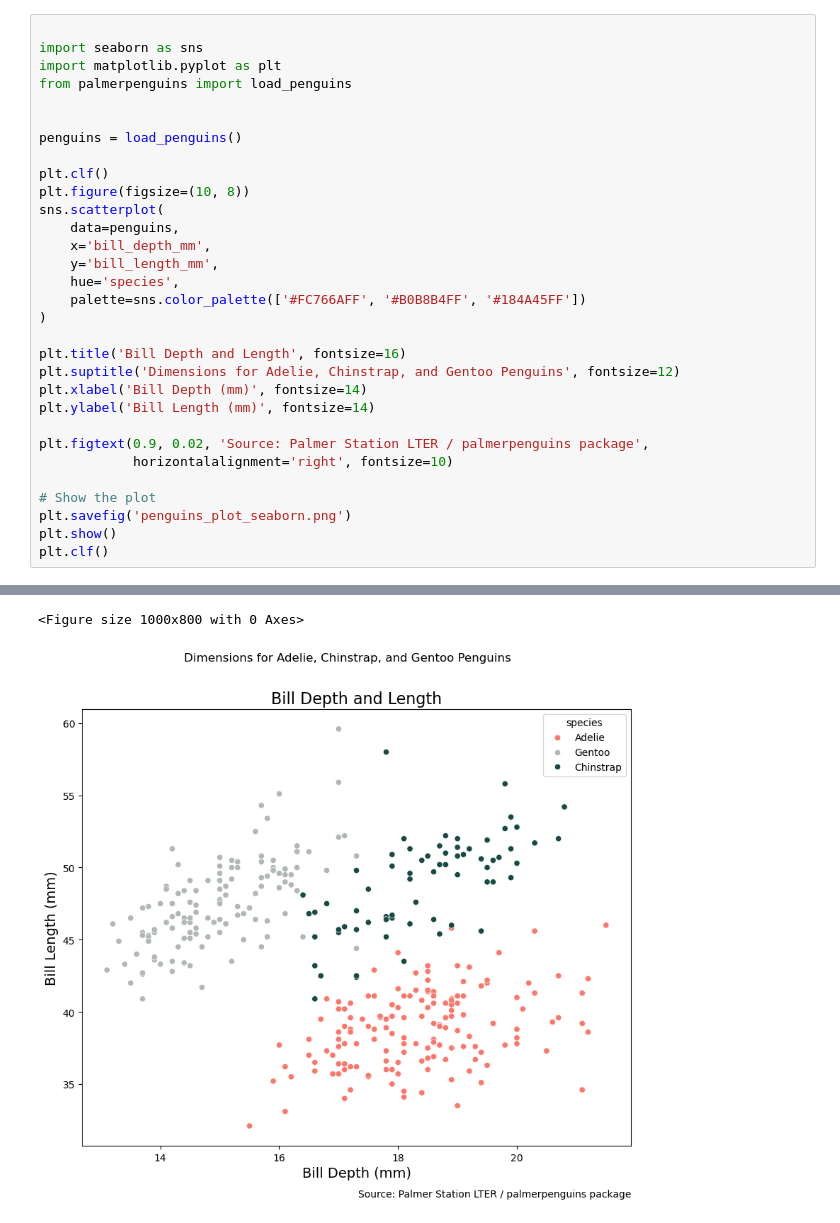
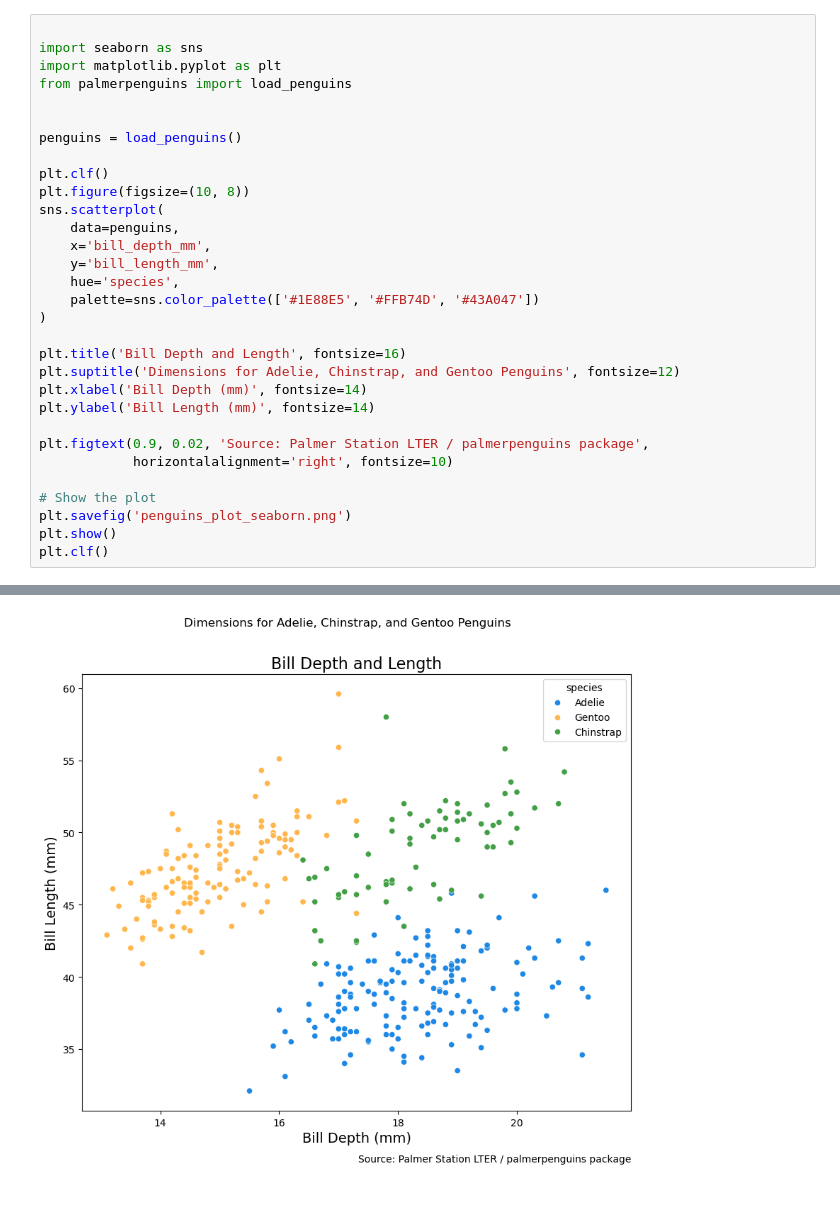
Before and after one commit to skolten27/my-blog, a Jupyter notebook: test.ipynb, the cells around one changed output, grey strips where cells are left out. Cells and saved outputs as stored; diff of their text form.

```diff
--- a/test.ipynb
+++ b/test.ipynb
@@ -46,7 +46,7 @@ sns.scatterplot(
     x='bill_depth_mm',
     y='bill_length_mm',
     hue='species',
-    palette=sns.color_palette(['#FC766AFF', '#B0B8B4FF', '#184A45FF'])
+    palette=sns.color_palette(['#1E88E5', '#FFB74D', '#43A047'])
 )
 
 plt.title('Bill Depth and Length', fontsize=16)
@@ -69,5 +66,4 @@ plt.clf()
-<Figure size 1000x800 with 0 Axes>
-[figure, old version]
+[figure, new version]
 # %%
 import matplotlib.pyplot as plt
 from palmerpenguins import load_penguins
```
Also changed, not shown: parts of 3 cells of this notebook, 1 other file.
